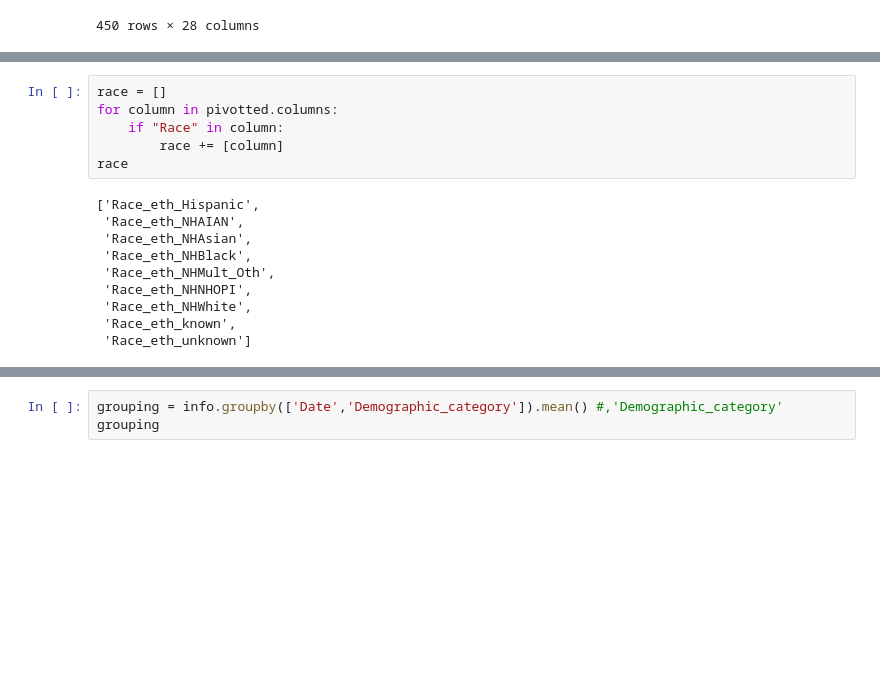
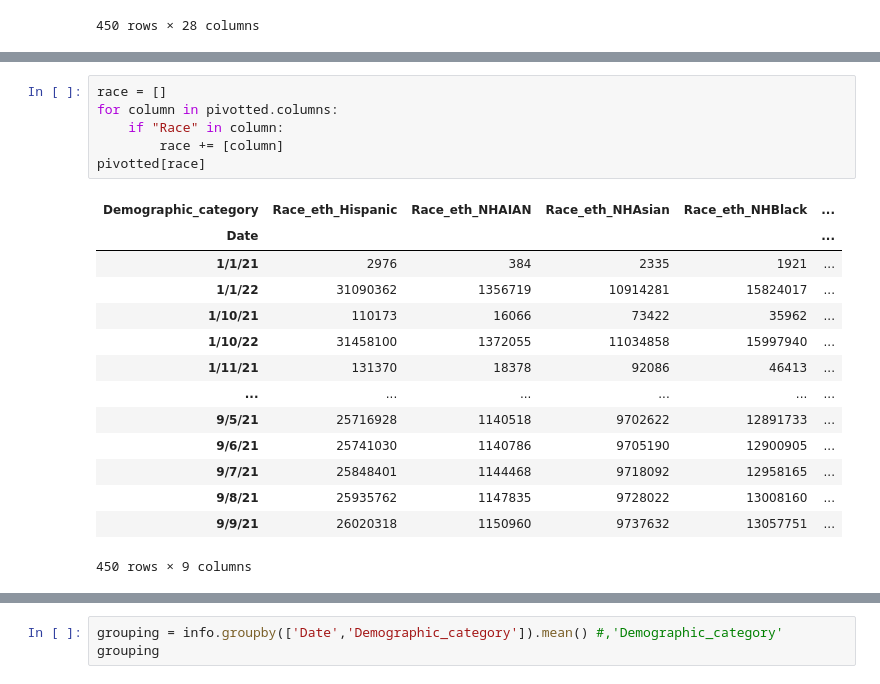
Before and after one commit to LeoraKelseyBrandeis/cs103a-cpa01, a Jupyter notebook: cpa01.ipynb, the cells around one changed output, grey strips where cells are left out. Drawn from its saved outputs; the diff is of its cells as text; blank space fills up the shorter version.

```diff
--- a/cpa01.ipynb
+++ b/cpa01.ipynb
@@ -149,19 +152,24 @@ ages
 # %%
 race = []
 for column in pivotted.columns:
     if "Race" in column:
         race += [column]
-race
+pivotted[race]
 # %% [output]
+| Demographic_category | Race_eth_Hispanic | Race_eth_NHAIAN | Race_eth_NHAsian | Race_eth_NHBlack | ... |
+| Date |  |  |  |  | ... |
+| 1/1/21 | 2976 | 384 | 2335 | 1921 | ... |
+| 1/1/22 | 31090362 | 1356719 | 10914281 | 15824017 | ... |
+| 1/10/21 | 110173 | 16066 | 73422 | 35962 | ... |
+| 1/10/22 | 31458100 | 1372055 | 11034858 | 15997940 | ... |
+| 1/11/21 | 131370 | 18378 | 92086 | 46413 | ... |
+| ... | ... | ... | ... | ... | ... |
+| 9/5/21 | 25716928 | 1140518 | 9702622 | 12891733 | ... |
+| 9/6/21 | 25741030 | 1140786 | 9705190 | 12900905 | ... |
+| 9/7/21 | 25848401 | 1144468 | 9718092 | 12958165 | ... |
+| 9/8/21 | 25935762 | 1147835 | 9728022 | 13008160 | ... |
+| 9/9/21 | 26020318 | 1150960 | 9737632 | 13057751 | ... |
-['Race_eth_Hispanic',
- 'Race_eth_NHAIAN',
- 'Race_eth_NHAsian',
- 'Race_eth_NHBlack',
- 'Race_eth_NHMult_Oth',
- 'Race_eth_NHNHOPI',
- 'Race_eth_NHWhite',
- 'Race_eth_known',
- 'Race_eth_unknown']
+450 rows × 9 columns
 # %%
 sex = []
 for column in pivotted.columns:
```
Also changed, not shown: parts of 17 cells of this notebook, 1 other file.
